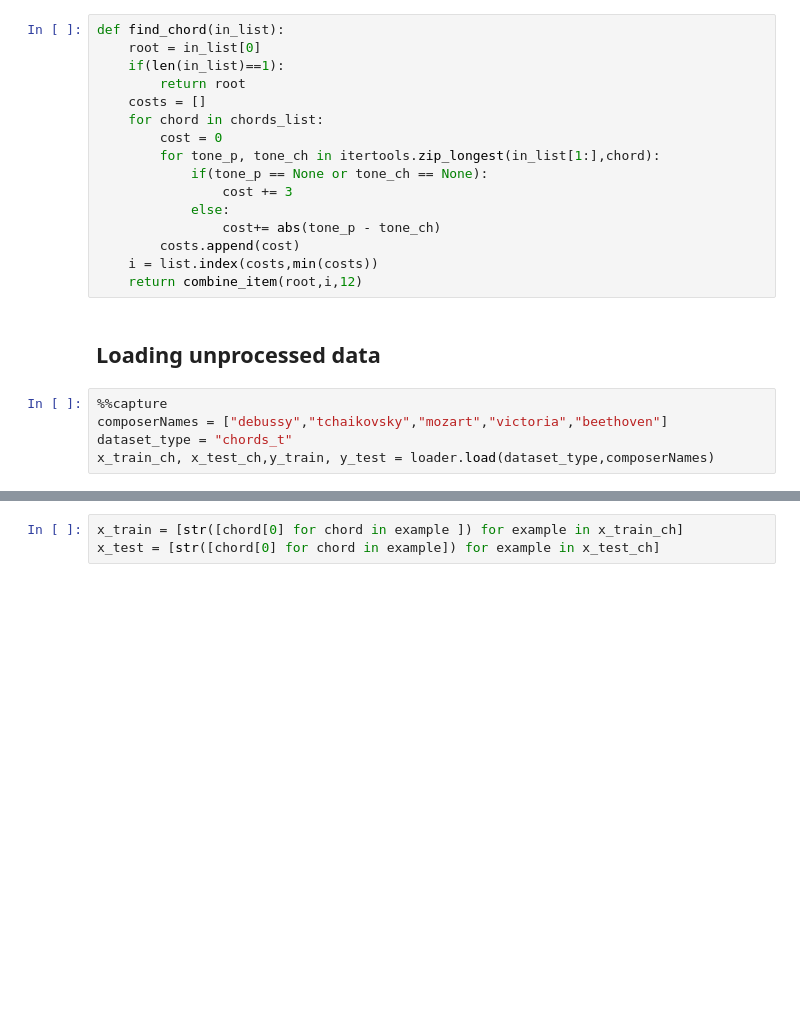
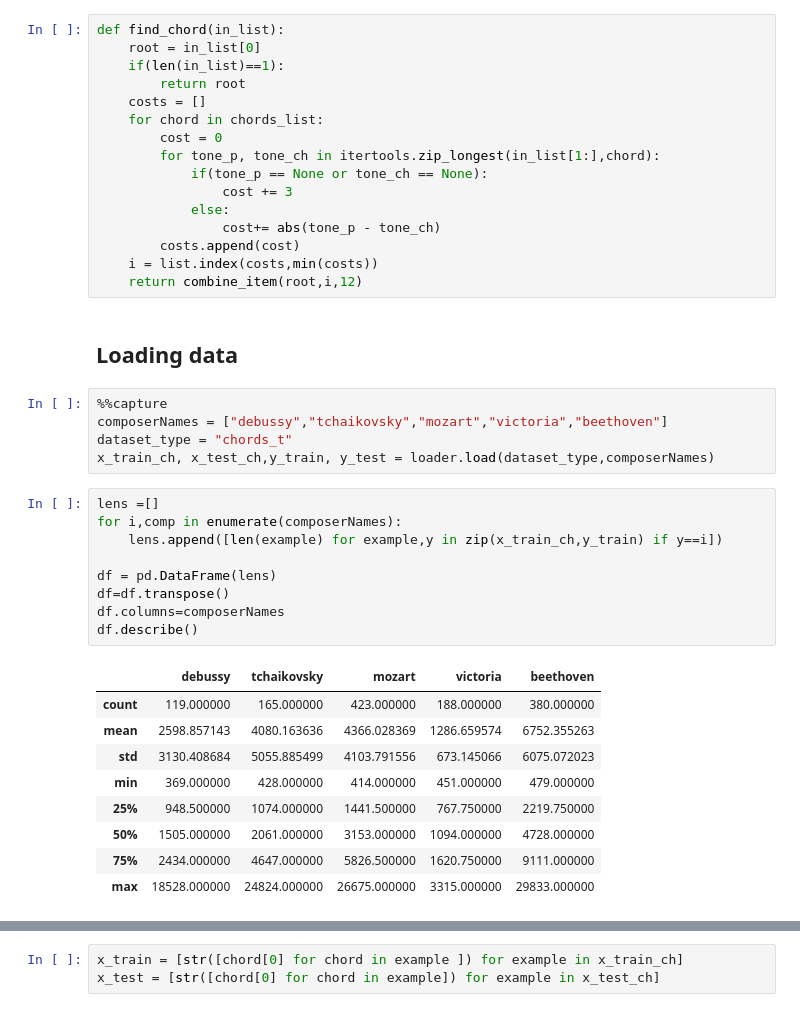
Before and after one commit to Vnulartex/NotationClassifier, a Jupyter notebook: Note_pitches.ipynb, the cells around one changed output, grey strips where cells are left out. Saved outputs shown, nothing was run; the diff lists cells and outputs as text; blank space fills up the shorter version.

```diff
--- a/Note_pitches.ipynb
+++ b/Note_pitches.ipynb
@@ -97,9 +101,28 @@ def find_chord(in_list):
     i = list.index(costs,min(costs))
     return combine_item(root,i,12)
 # %% [markdown]
-## Loading unprocessed data
+## Loading data
 # %%
 %%capture
 composerNames = ["debussy","tchaikovsky","mozart","victoria","beethoven"]
 dataset_type = "chords_t"
 x_train_ch, x_test_ch,y_train, y_test = loader.load(dataset_type,composerNames)
+# %%
+lens =[]
+for i,comp in enumerate(composerNames):
+    lens.append([len(example) for example,y in zip(x_train_ch,y_train) if y==i])
+
+df = pd.DataFrame(lens)
+df=df.transpose()
+df.columns=composerNames
+df.describe()
+# %% [output]
+|  | debussy | tchaikovsky | mozart | victoria | beethoven |
+| count | 119.000000 | 165.000000 | 423.000000 | 188.000000 | 380.000000 |
+| mean | 2598.857143 | 4080.163636 | 4366.028369 | 1286.659574 | 6752.355263 |
+| std | 3130.408684 | 5055.885499 | 4103.791556 | 673.145066 | 6075.072023 |
+| min | 369.000000 | 428.000000 | 414.000000 | 451.000000 | 479.000000 |
+| 25% | 948.500000 | 1074.000000 | 1441.500000 | 767.750000 | 2219.750000 |
+| 50% | 1505.000000 | 2061.000000 | 3153.000000 | 1094.000000 | 4728.000000 |
+| 75% | 2434.000000 | 4647.000000 | 5826.500000 | 1620.750000 | 9111.000000 |
+| max | 18528.000000 | 24824.000000 | 26675.000000 | 3315.000000 | 29833.000000 |
```
Also changed, not shown: parts of 10 cells of this notebook, 1 other file.
